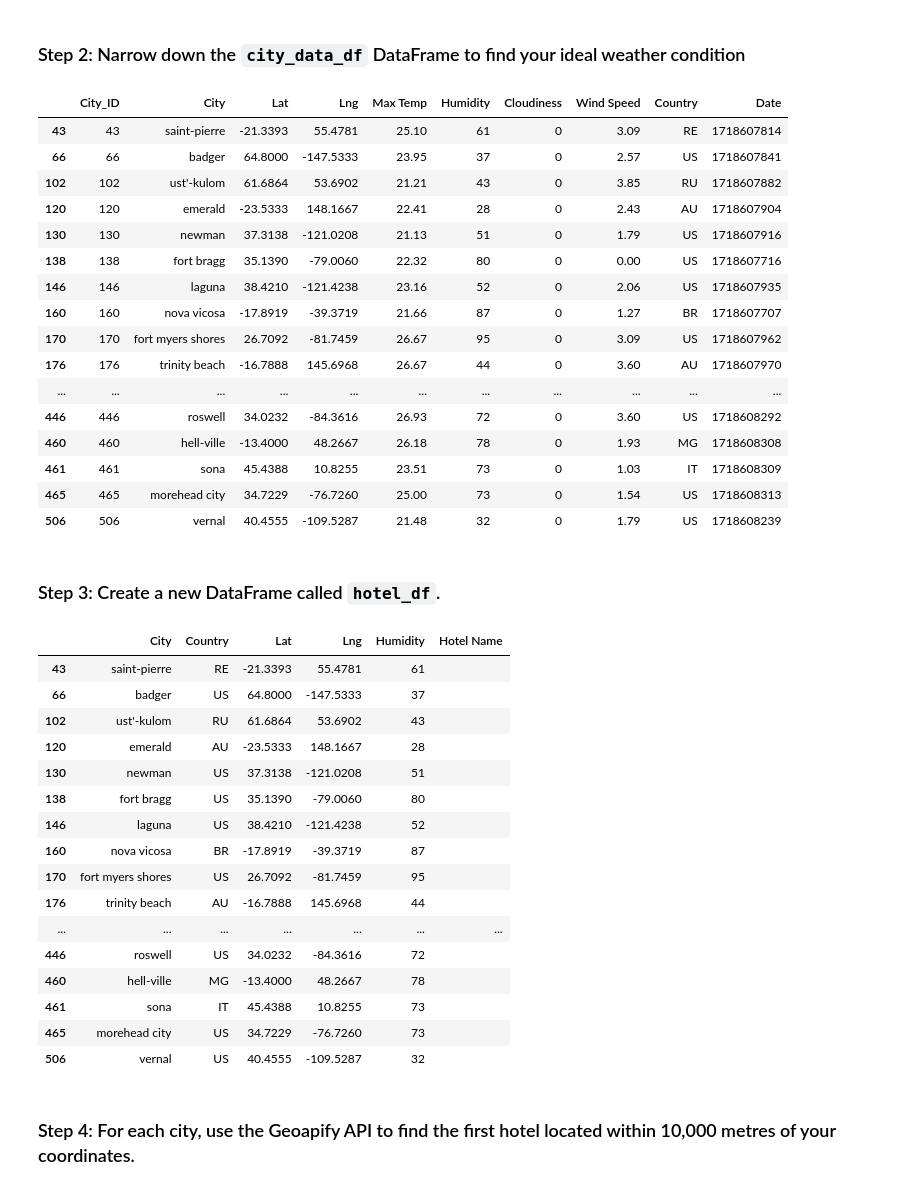
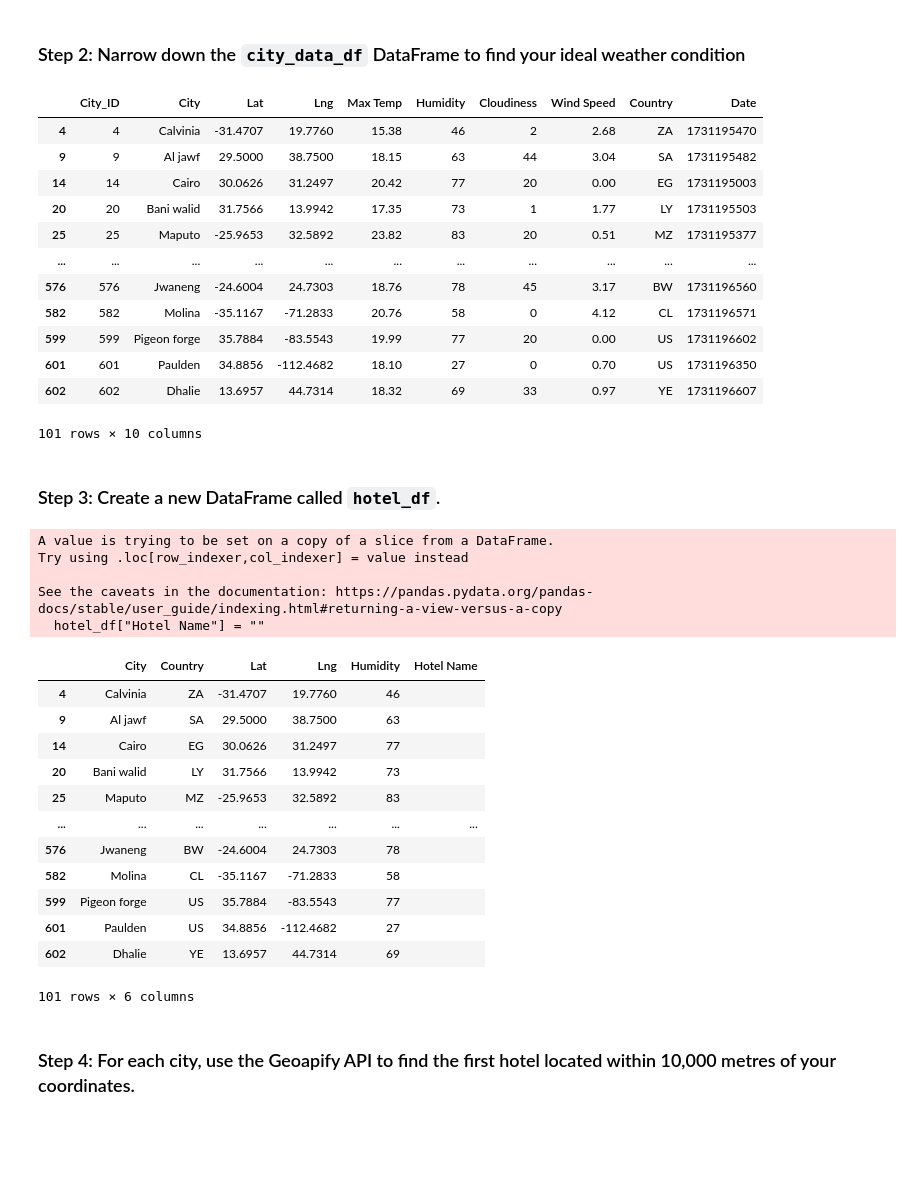
Before and after one commit to itzelvazsan/python-api-challenge, a Jupyter notebook: VacationPy.ipynb, the cells around one changed output. Saved outputs shown, nothing was run; the diff lists cells and outputs as text; code cells hidden in the pictures; blank space fills up the shorter version.

```diff
--- a/VacationPy.ipynb
+++ b/VacationPy.ipynb
@@ -45,60 +54,58 @@ city_data_df.head()
 ### Step 2: Narrow down the `city_data_df` DataFrame to find your ideal weather condition
 # %%
 # Narrow down cities that fit criteria and drop any results with null values
-# YOUR CODE HERE
+new_city_df = city_data_df.loc[(city_data_df["Max Temp"] <= 25) & (city_data_df["Max Temp"] >= 15) & (city_data_df["Cloudiness"] <= 50), :]
 
 # Drop any rows with null values
-# YOUR CODE HERE
+new_city_df = new_city_df.dropna(how='any')
 
 # Display sample data
-# YOUR CODE HERE
+new_city_df
 # %% [output]
 |  | City_ID | City | Lat | Lng | Max Temp | Humidity | Cloudiness | Wind Speed | Country | Date |
-| 43 | 43 | saint-pierre | -21.3393 | 55.4781 | 25.10 | 61 | 0 | 3.09 | RE | 1718607814 |
-| 66 | 66 | badger | 64.8000 | -147.5333 | 23.95 | 37 | 0 | 2.57 | US | 1718607841 |
-| 102 | 102 | ust'-kulom | 61.6864 | 53.6902 | 21.21 | 43 | 0 | 3.85 | RU | 1718607882 |
-| 120 | 120 | emerald | -23.5333 | 148.1667 | 22.41 | 28 | 0 | 2.43 | AU | 1718607904 |
-| 130 | 130 | newman | 37.3138 | -121.0208 | 21.13 | 51 | 0 | 1.79 | US | 1718607916 |
-| 138 | 138 | fort bragg | 35.1390 | -79.0060 | 22.32 | 80 | 0 | 0.00 | US | 1718607716 |
-| 146 | 146 | laguna | 38.4210 | -121.4238 | 23.16 | 52 | 0 | 2.06 | US | 1718607935 |
-| 160 | 160 | nova vicosa | -17.8919 | -39.3719 | 21.66 | 87 | 0 | 1.27 | BR | 1718607707 |
-| 170 | 170 | fort myers shores | 26.7092 | -81.7459 | 26.67 | 95 | 0 | 3.09 | US | 1718607962 |
-| 176 | 176 | trinity beach | -16.7888 | 145.6968 | 26.67 | 44 | 0 | 3.60 | AU | 1718607970 |
+| 4 | 4 | Calvinia | -31.4707 | 19.7760 | 15.38 | 46 | 2 | 2.68 | ZA | 1731195470 |
+| 9 | 9 | Al jawf | 29.5000 | 38.7500 | 18.15 | 63 | 44 | 3.04 | SA | 1731195482 |
+| 14 | 14 | Cairo | 30.0626 | 31.2497 | 20.42 | 77 | 20 | 0.00 | EG | 1731195003 |
+| 20 | 20 | Bani walid | 31.7566 | 13.9942 | 17.35 | 73 | 1 | 1.77 | LY | 1731195503 |
+| 25 | 25 | Maputo | -25.9653 | 32.5892 | 23.82 | 83 | 20 | 0.51 | MZ | 1731195377 |
 | ... | ... | ... | ... | ... | ... | ... | ... | ... | ... | ... |
-| 446 | 446 | roswell | 34.0232 | -84.3616 | 26.93 | 72 | 0 | 3.60 | US | 1718608292 |
-| 460 | 460 | hell-ville | -13.4000 | 48.2667 | 26.18 | 78 | 0 | 1.93 | MG | 1718608308 |
-| 461 | 461 | sona | 45.4388 | 10.8255 | 23.51 | 73 | 0 | 1.03 | IT | 1718608309 |
-| 465 | 465 | morehead city | 34.7229 | -76.7260 | 25.00 | 73 | 0 | 1.54 | US | 1718608313 |
-| 506 | 506 | vernal | 40.4555 | -109.5287 | 21.48 | 32 | 0 | 1.79 | US | 1718608239 |
+| 576 | 576 | Jwaneng | -24.6004 | 24.7303 | 18.76 | 78 | 45 | 3.17 | BW | 1731196560 |
+| 582 | 582 | Molina | -35.1167 | -71.2833 | 20.76 | 58 | 0 | 4.12 | CL | 1731196571 |
+| 599 | 599 | Pigeon forge | 35.7884 | -83.5543 | 19.99 | 77 | 20 | 0.00 | US | 1731196602 |
+| 601 | 601 | Paulden | 34.8856 | -112.4682 | 18.10 | 27 | 0 | 0.70 | US | 1731196350 |
+| 602 | 602 | Dhalie | 13.6957 | 44.7314 | 18.32 | 69 | 33 | 0.97 | YE | 1731196607 |
+101 rows × 10 columns
 # %% [markdown]
 ### Step 3: Create a new DataFrame called `hotel_df`.
 # %%
 # Use the Pandas copy function to create DataFrame called hotel_df to store the city, country, coordinates, and humidity
-# YOUR CODE HERE
+hotel_df = new_city_df[["City", "Country", "Lat", "Lng", "Humidity"]]
+
 
 # Add an empty column, "Hotel Name," to the DataFrame so you can store the hotel found using the Geoapify API
-# YOUR CODE HERE
+hotel_df["Hotel Name"] = ""
 
 # Display sample data
-# YOUR CODE HERE
+hotel_df
 # %% [output]
+A value is trying to be set on a copy of a slice from a DataFrame.
+Try using .loc[row_indexer,col_indexer] = value instead
+
+See the caveats in the documentation: https://pandas.pydata.org/pandas-docs/stable/user_guide/indexing.html#returning-a-view-versus-a-copy
+  hotel_df["Hotel Name"] = ""
 |  | City | Country | Lat | Lng | Humidity | Hotel Name |
-| 43 | saint-pierre | RE | -21.3393 | 55.4781 | 61 |  |
-| 66 | badger | US | 64.8000 | -147.5333 | 37 |  |
-| 102 | ust'-kulom | RU | 61.6864 | 53.6902 | 43 |  |
-| 120 | emerald | AU | -23.5333 | 148.1667 | 28 |  |
-| 130 | newman | US | 37.3138 | -121.0208 | 51 |  |
-| 138 | fort bragg | US | 35.1390 | -79.0060 | 80 |  |
-| 146 | laguna | US | 38.4210 | -121.4238 | 52 |  |
-| 160 | nova vicosa | BR | -17.8919 | -39.3719 | 87 |  |
-| 170 | fort myers shores | US | 26.7092 | -81.7459 | 95 |  |
-| 176 | trinity beach | AU | -16.7888 | 145.6968 | 44 |  |
+| 4 | Calvinia | ZA | -31.4707 | 19.7760 | 46 |  |
+| 9 | Al jawf | SA | 29.5000 | 38.7500 | 63 |  |
+| 14 | Cairo | EG | 30.0626 | 31.2497 | 77 |  |
+| 20 | Bani walid | LY | 31.7566 | 13.9942 | 73 |  |
+| 25 | Maputo | MZ | -25.9653 | 32.5892 | 83 |  |
 | ... | ... | ... | ... | ... | ... | ... |
-| 446 | roswell | US | 34.0232 | -84.3616 | 72 |  |
-| 460 | hell-ville | MG | -13.4000 | 48.2667 | 78 |  |
-| 461 | sona | IT | 45.4388 | 10.8255 | 73 |  |
-| 465 | morehead city | US | 34.7229 | -76.7260 | 73 |  |
-| 506 | vernal | US | 40.4555 | -109.5287 | 32 |  |
+| 576 | Jwaneng | BW | -24.6004 | 24.7303 | 78 |  |
+| 582 | Molina | CL | -35.1167 | -71.2833 | 58 |  |
+| 599 | Pigeon forge | US | 35.7884 | -83.5543 | 77 |  |
+| 601 | Paulden | US | 34.8856 | -112.4682 | 27 |  |
+| 602 | Dhalie | YE | 13.6957 | 44.7314 | 69 |  |
+101 rows × 6 columns
 # %% [markdown]
 ### Step 4: For each city, use the Geoapify API to find the first hotel located within 10,000 metres of your coordinates.
 # %%
```
Also changed, not shown: parts of 6 cells of this notebook, 1 other file.
